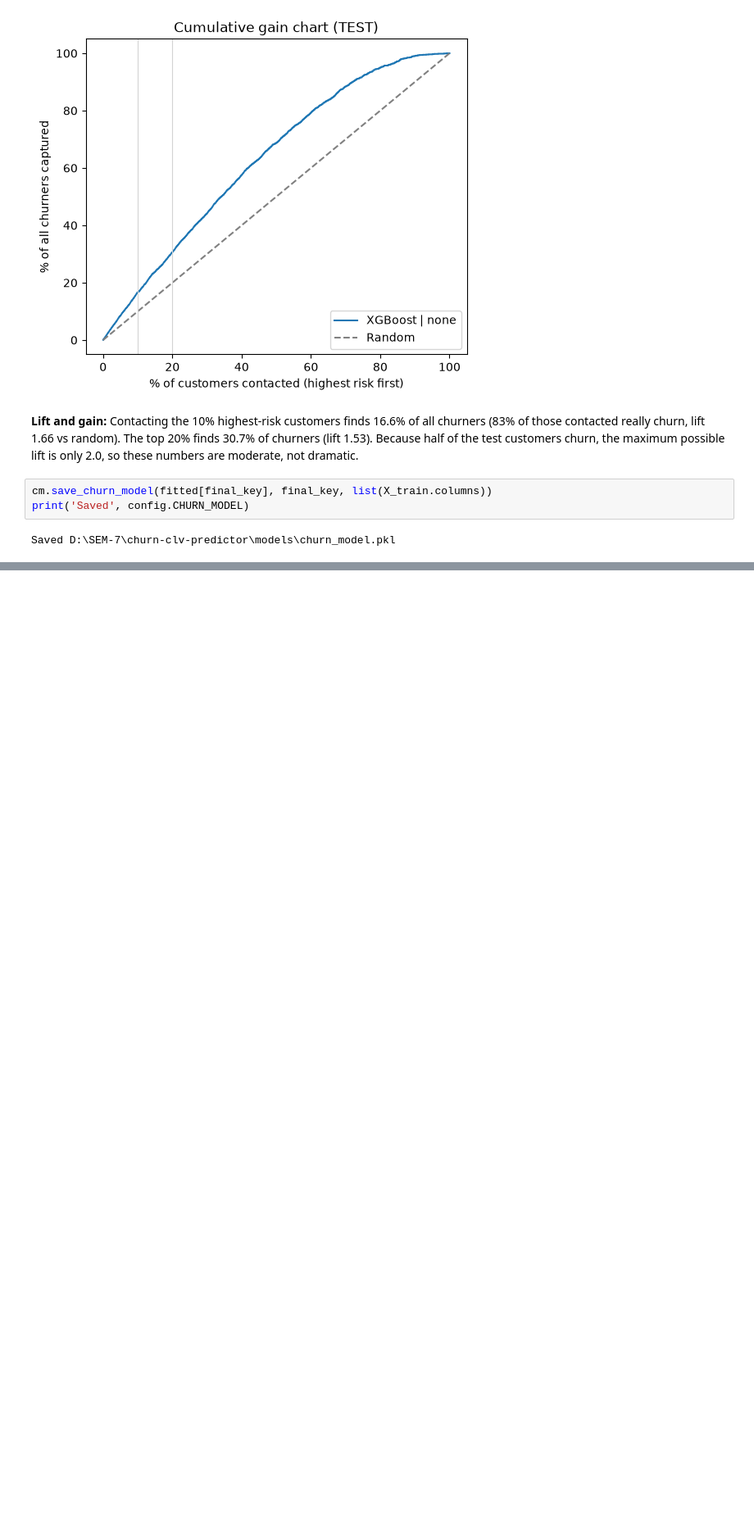
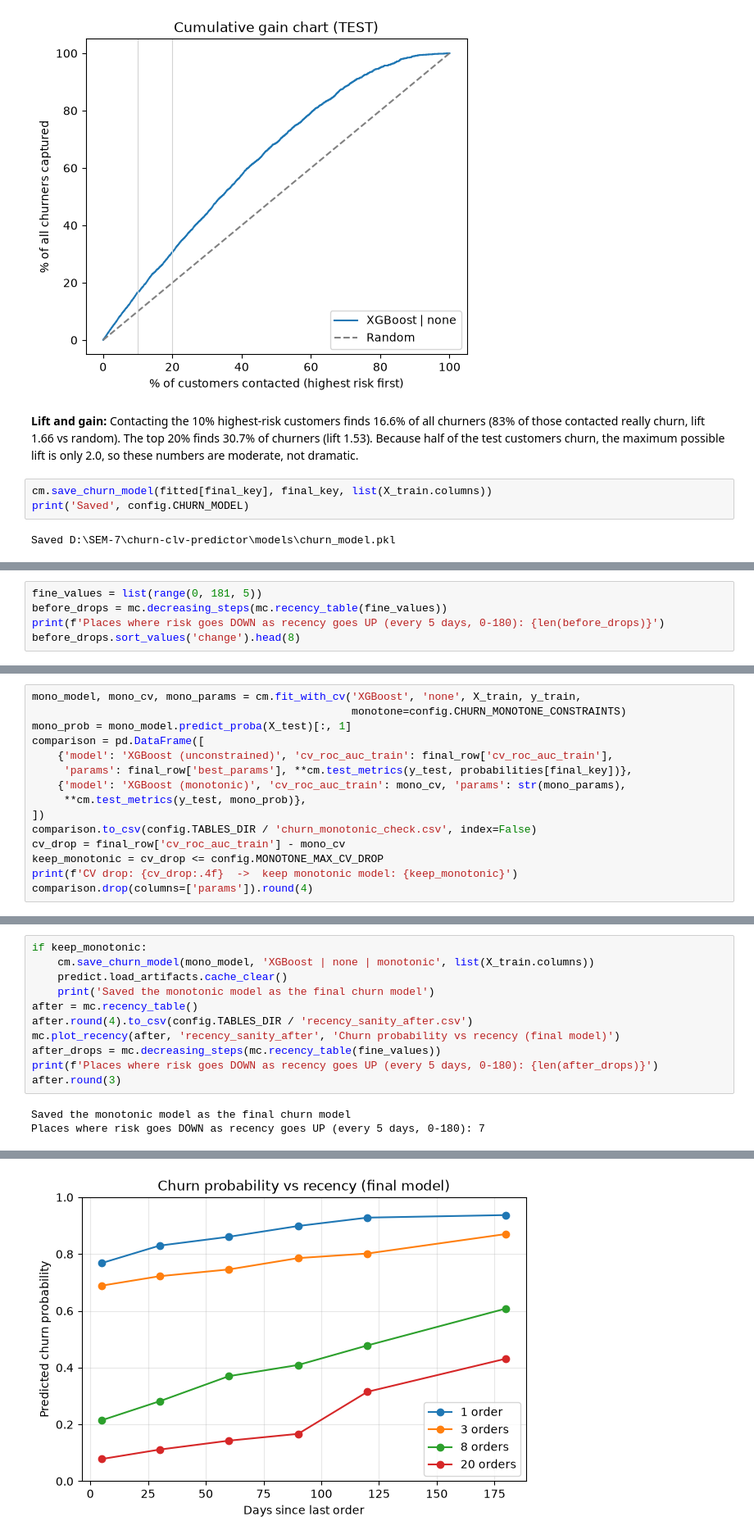
Before and after one commit to Muskan15-debug/ML-project, a Jupyter notebook: notebooks/04_imbalance_and_models.ipynb, the cells around one changed output, grey strips where cells are left out. Shown at 82% size. Drawn from its saved outputs; the diff is of its cells as text; blank space fills up the shorter version.

```diff
--- a/notebooks/04_imbalance_and_models.ipynb
+++ b/notebooks/04_imbalance_and_models.ipynb
@@ -167,0 +192,5 @@ Saved D:\SEM-7\churn-clv-predictor\models\churn_model.pkl
+# %%
+fine_values = list(range(0, 181, 5))
+before_drops = mc.decreasing_steps(mc.recency_table(fine_values))
+print(f'Places where risk goes DOWN as recency goes UP (every 5 days, 0-180): {len(before_drops)}')
+before_drops.sort_values('change').head(8)
@@ -167,0 +213,15 @@ Saved D:\SEM-7\churn-clv-predictor\models\churn_model.pkl
+# %%
+mono_model, mono_cv, mono_params = cm.fit_with_cv('XGBoost', 'none', X_train, y_train,
+                                                  monotone=config.CHURN_MONOTONE_CONSTRAINTS)
+mono_prob = mono_model.predict_proba(X_test)[:, 1]
+comparison = pd.DataFrame([
+    {'model': 'XGBoost (unconstrained)', 'cv_roc_auc_train': final_row['cv_roc_auc_train'],
+     'params': final_row['best_params'], **cm.test_metrics(y_test, probabilities[final_key])},
+    {'model': 'XGBoost (monotonic)', 'cv_roc_auc_train': mono_cv, 'params': str(mono_params),
+     **cm.test_metrics(y_test, mono_prob)},
+])
+comparison.to_csv(config.TABLES_DIR / 'churn_monotonic_check.csv', index=False)
+cv_drop = final_row['cv_roc_auc_train'] - mono_cv
+keep_monotonic = cv_drop <= config.MONOTONE_MAX_CV_DROP
+print(f'CV drop: {cv_drop:.4f}  ->  keep monotonic model: {keep_monotonic}')
+comparison.drop(columns=['params']).round(4)
@@ -167,0 +233,14 @@ Saved D:\SEM-7\churn-clv-predictor\models\churn_model.pkl
+# %%
+if keep_monotonic:
+    cm.save_churn_model(mono_model, 'XGBoost | none | monotonic', list(X_train.columns))
+    predict.load_artifacts.cache_clear()
+    print('Saved the monotonic model as the final churn model')
+after = mc.recency_table()
+after.round(4).to_csv(config.TABLES_DIR / 'recency_sanity_after.csv')
+mc.plot_recency(after, 'recency_sanity_after', 'Churn probability vs recency (final model)')
+after_drops = mc.decreasing_steps(mc.recency_table(fine_values))
+print(f'Places where risk goes DOWN as recency goes UP (every 5 days, 0-180): {len(after_drops)}')
+after.round(3)
+# %% [output]
+Saved the monotonic model as the final churn model
+Places where risk goes DOWN as recency goes UP (every 5 days, 0-180): 7
@@ -167,0 +255 @@ Saved D:\SEM-7\churn-clv-predictor\models\churn_model.pkl
+[figure, added]
```
Also changed, not shown: parts of 10 cells of this notebook, 31 other files.
